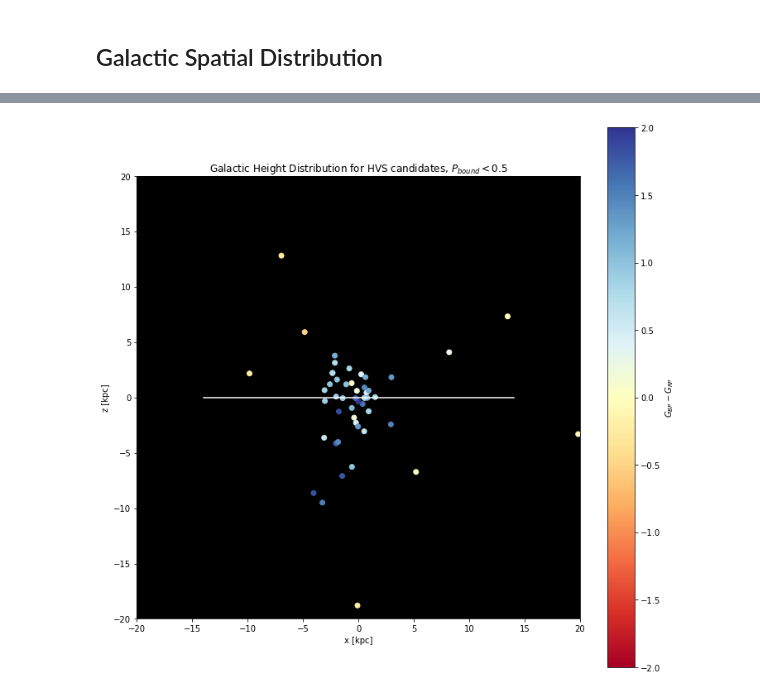
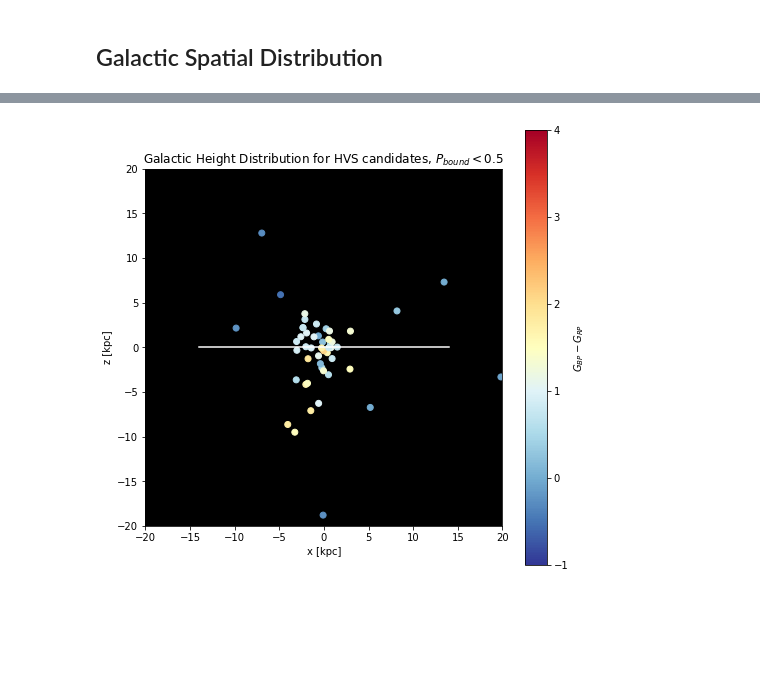
Before and after one commit to bzh-bzh/astro160-report, a Jupyter notebook: Open Fast Stars Catalog.ipynb, the cells around one changed output, grey strips where cells are left out. Saved outputs shown, nothing was run; the diff lists cells and outputs as text; code cells hidden in the pictures; blank space fills up the shorter version.

```diff
--- a/Open Fast Stars Catalog.ipynb
+++ b/Open Fast Stars Catalog.ipynb
@@ -50,7 +50,7 @@ open_fast_stars.head()
 | 4 | S5-HVS1 | -13.67920 | -0.0083 | NaN | 22:54:51.6829 | -51:11:44.1876 | 35.328 | 0.588 | 1017 | 1693.46 | 0.000023 | ... |
 # %%
 # As a start, trim catalog to all those where Pbound < 0.5.
-open_fast_stars = open_fast_stars[open_fast_stars.Pbound < 0.5]
+open_fast_stars_fifty = open_fast_stars[open_fast_stars.Pbound < 0.5]
 # %%
 # All stars that have P_bound < 0.1
 ninety_percent_unbound = open_fast_stars[open_fast_stars.Pbound < 0.1]
@@ -68,7 +60,7 @@ ax.set_xscale('log')
 # %% [markdown]
 ## Galactic Spatial Distribution
 # %%
-x_coords = [c.cartesian.x.value for c in open_fast_stars.skycoords]
-y_coords = [c.cartesian.y.value for c in open_fast_stars.skycoords]
-z_coords = [c.cartesian.z.value for c in open_fast_stars.skycoords]
+x_coords = [c.cartesian.x.value for c in open_fast_stars_fifty.skycoords]
+y_coords = [c.cartesian.y.value for c in open_fast_stars_fifty.skycoords]
+z_coords = [c.cartesian.z.value for c in open_fast_stars_fifty.skycoords]
 # %%
@@ -116,20 +108,20 @@ plt.savefig('gal_xy_zoomed.pdf')
 # %%
-plt.figure(figsize=(12,12))
-plt.scatter(x_coords, z_coords, c=open_fast_stars.Color.str.split(',', expand=True)[0], cmap='RdYlBu', vmin=-2, vmax=2)
+plt.figure(figsize=(8,8))
+plt.scatter(x_coords, z_coords, c=open_fast_stars_fifty.Color.str.split(',', expand=True)[0], cmap='RdYlBu_r', vmin=-1, vmax=4)
 plt.xlim(-20, 20)
 plt.ylim(-20, 20)
 plt.xlabel("x [kpc]")
 plt.ylabel("z [kpc]")
 plt.colorbar(label='$G_{BP} - G_{RP}$')
 plt.axhline(color='white', xmin=0.15, xmax=0.85)
 
 
 ax = plt.gca()
 ax.set_facecolor('black')
 ax.set_aspect('equal')
 
 plt.title("Galactic Height Distribution for HVS candidates, $P_{bound} < 0.5$")
 
-plt.savefig('gal_xz_zoomed.pdf')
+plt.savefig('gal_xz_zoomed.pdf', bbox_inches='tight')
 # %% [output]
-[figure, old version]
+[figure, new version]
```
Also changed, not shown: parts of 7 cells of this notebook.
